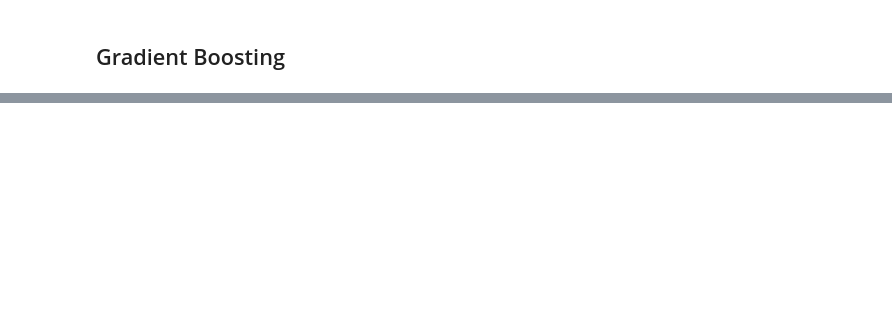
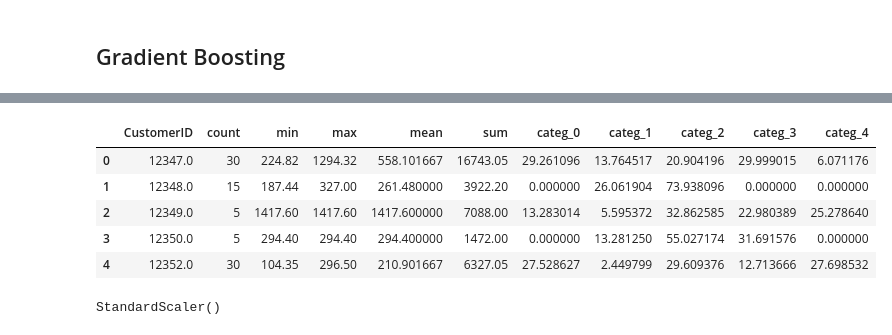
Before and after one commit to vukhanh09/customer_segmentation, a Jupyter notebook: src/Insight/cluster_customer.ipynb, the cells around one changed output, grey strips where cells are left out. Saved outputs shown, nothing was run; the diff lists cells and outputs as text; code cells hidden in the pictures; blank space fills up the shorter version.

```diff
--- a/src/Insight/cluster_customer.ipynb
+++ b/src/Insight/cluster_customer.ipynb
@@ -485,0 +506,30 @@ Precision: 87.56 %
+# %%
+transactions_per_user=basket_price.groupby(by=['CustomerID'])['BasketPrice'].agg(['count','min','max','mean','sum'])
+for i in range(5):
+    col = 'categ_{}'.format(i)
+    transactions_per_user.loc[:,col] = basket_price.groupby(by=['CustomerID'])[col].sum() /\
+                                            transactions_per_user['sum']*100
+
+transactions_per_user.reset_index(drop = False, inplace = True)
+basket_price.groupby(by=['CustomerID'])['categ_0'].sum()
+
+#_______________________
+# Correcting time range
+transactions_per_user['count'] = 5 * transactions_per_user['count']
+transactions_per_user['sum']   = transactions_per_user['count'] * transactions_per_user['mean']
+
+transactions_per_user.sort_values('CustomerID', ascending = True)[:5]
+# %% [output]
+|  | CustomerID | count | min | max | mean | sum | categ_0 | categ_1 | categ_2 | categ_3 | categ_4 |
+| 0 | 12347.0 | 30 | 224.82 | 1294.32 | 558.101667 | 16743.05 | 29.261096 | 13.764517 | 20.904196 | 29.999015 | 6.071176 |
+| 1 | 12348.0 | 15 | 187.44 | 327.00 | 261.480000 | 3922.20 | 0.000000 | 26.061904 | 73.938096 | 0.000000 | 0.000000 |
+| 2 | 12349.0 | 5 | 1417.60 | 1417.60 | 1417.600000 | 7088.00 | 13.283014 | 5.595372 | 32.862585 | 22.980389 | 25.278640 |
+| 3 | 12350.0 | 5 | 294.40 | 294.40 | 294.400000 | 1472.00 | 0.000000 | 13.281250 | 55.027174 | 31.691576 | 0.000000 |
+| 4 | 12352.0 | 30 | 104.35 | 296.50 | 210.901667 | 6327.05 | 27.528627 | 2.449799 | 29.609376 | 12.713666 | 27.698532 |
+# %%
+matrix = pd.read_csv('../dataset/matrix.csv').to_numpy()
+matrix = np.delete(matrix, 0, axis=1)
+scaler = StandardScaler()
+scaler.fit(matrix)
+# %% [output]
+StandardScaler()
```
Also changed, not shown: parts of 26 cells of this notebook, 6 other files.
